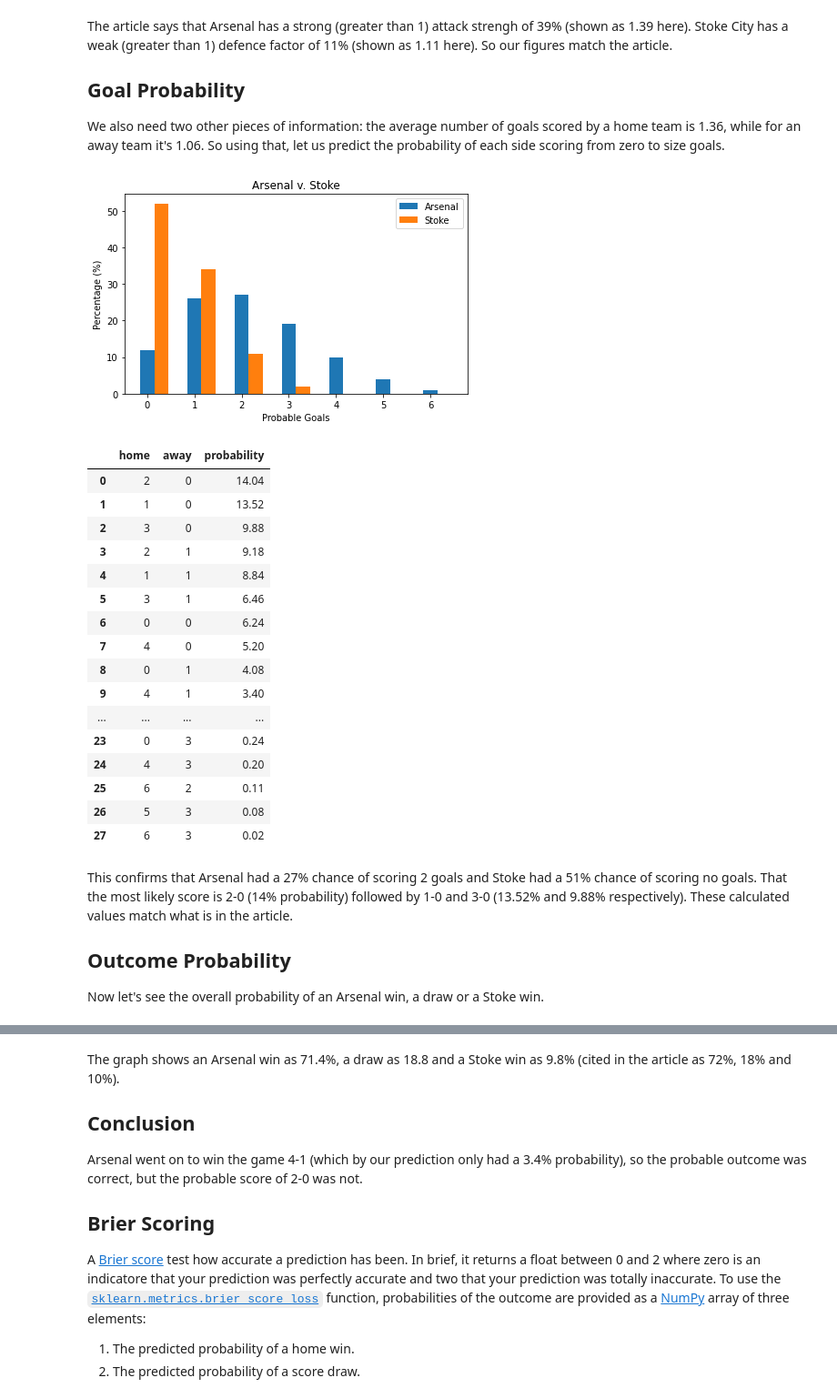
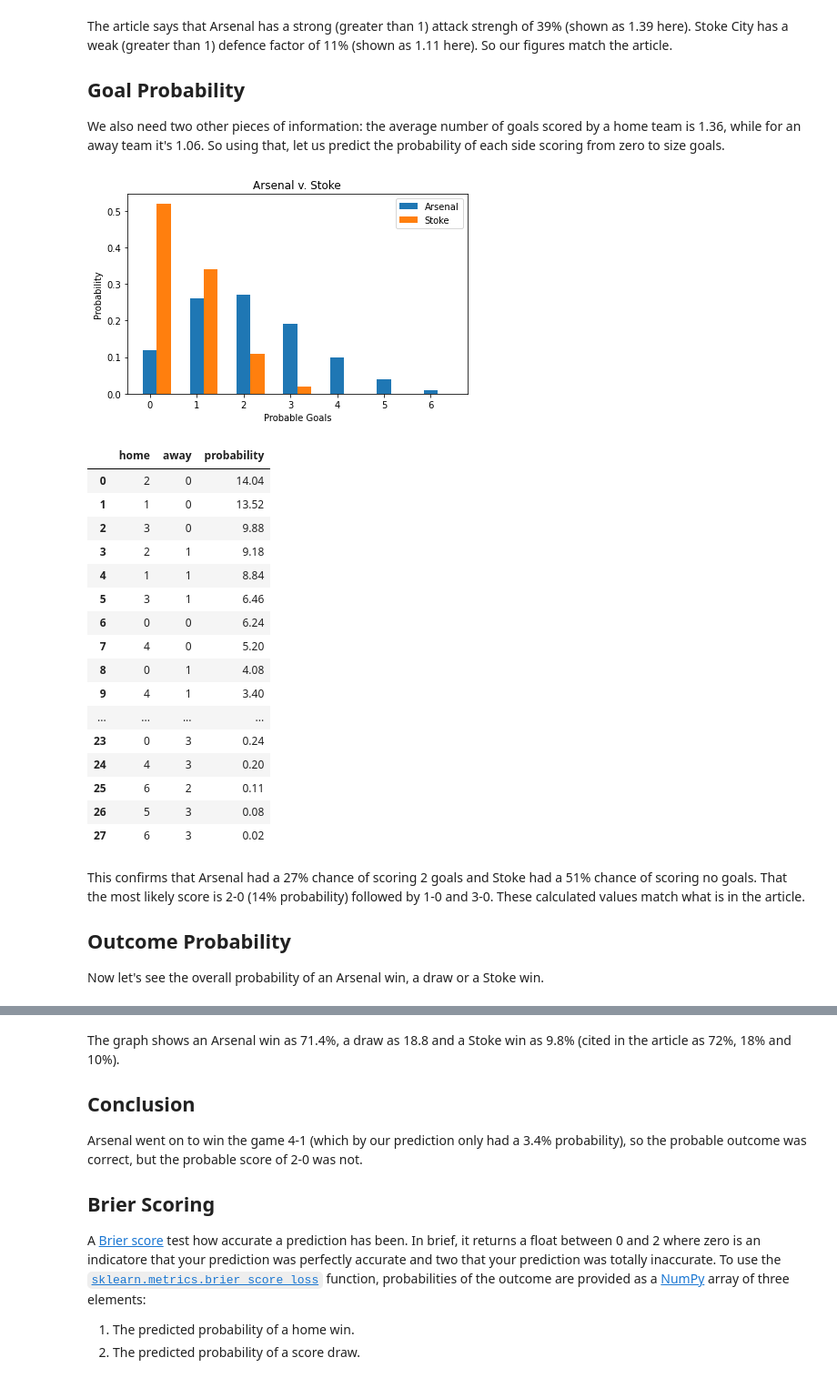
Before and after one commit to FootyStats/footy, a Jupyter notebook: background.ipynb, the cells around one changed output, grey strips where cells are left out. Shown: that part at 91% size. Drawn from its saved outputs; the diff is of its cells as text; code cells hidden in the pictures.

```diff
--- a/background.ipynb
+++ b/background.ipynb
@@ -81,32 +82,53 @@ The article says that Arsenal has a strong (greater than 1) attack strengh of 39
 ## Goal Probability
 
 We also need two other pieces of information: the average number of goals scored by a home team is 1.36, while for an away team it's 1.06. So using that, let us predict the probability of each side scoring from zero to size goals.
-# %%
-f.average_goals_scored_by_a_home_team(1.36)
-f.average_goals_scored_by_an_away_team(1.06)
-score_probability = f.score_probability('Arsenal', 'Stoke')
-score_probability
-# %% [output]
-[figure, removed]
-|  | home | away | probability |
-| 0 | 2 | 0 | 14.04 |
-| 1 | 1 | 0 | 13.52 |
-| 2 | 3 | 0 | 9.88 |
-| 3 | 2 | 1 | 9.18 |
-| 4 | 1 | 1 | 8.84 |
-| 5 | 3 | 1 | 6.46 |
-| 6 | 0 | 0 | 6.24 |
-| 7 | 4 | 0 | 5.20 |
-| 8 | 0 | 1 | 4.08 |
-| 9 | 4 | 1 | 3.40 |
-| ... | ... | ... | ... |
-| 23 | 0 | 3 | 0.24 |
-| 24 | 4 | 3 | 0.20 |
-| 25 | 6 | 2 | 0.11 |
-| 26 | 5 | 3 | 0.08 |
-| 27 | 6 | 3 | 0.02 |
+# %%
+f.average_goals_scored_by_a_home_team(1.36)
+f.average_goals_scored_by_an_away_team(1.06)
+home_team = 'Arsenal'
+away_team = 'Stoke'
+response = f.fixture(home_team, away_team)
+home_team_goals_probability = response['home_team_goals_probability']
+away_team_goals_probability = response['away_team_goals_probability']
+
+fig, ax = plt.subplots()
+width = 0.3
+ax.bar(np.arange(len(home_team_goals_probability)),
+       home_team_goals_probability, width=width, label=home_team)
+
+ax.bar(np.arange(len(away_team_goals_probability)) + width,
+       away_team_goals_probability,
+       width=width,
+       label=away_team)
+ax.set_title(f'{home_team} v. {away_team}')
+ax.set_xlabel('Probable Goals')
+ax.set_ylabel('Probability')
+ax.legend()
+fig.tight_layout()
+plt.show()
+
+response['final_score_probabilities']
+# %% [output]
+[figure, added]
+|  | home | away | probability |
+| 0 | 2 | 0 | 14.04 |
+| 1 | 1 | 0 | 13.52 |
+| 2 | 3 | 0 | 9.88 |
+| 3 | 2 | 1 | 9.18 |
+| 4 | 1 | 1 | 8.84 |
+| 5 | 3 | 1 | 6.46 |
+| 6 | 0 | 0 | 6.24 |
+| 7 | 4 | 0 | 5.20 |
+| 8 | 0 | 1 | 4.08 |
+| 9 | 4 | 1 | 3.40 |
+| ... | ... | ... | ... |
+| 23 | 0 | 3 | 0.24 |
+| 24 | 4 | 3 | 0.20 |
+| 25 | 6 | 2 | 0.11 |
+| 26 | 5 | 3 | 0.08 |
+| 27 | 6 | 3 | 0.02 |
 # %% [markdown]
-This confirms that Arsenal had a 27% chance of scoring 2 goals and Stoke had a 51% chance of scoring no goals. That the most likely score is 2-0 (14% probability) followed by 1-0 and 3-0 (13.52% and 9.88% respectively).  These calculated values match what is in the article.
+This confirms that Arsenal had a 27% chance of scoring 2 goals and Stoke had a 51% chance of scoring no goals. That the most likely score is 2-0 (14% probability) followed by 1-0 and 3-0.  These calculated values match what is in the article.
 
 ## Outcome Probability
 
```
Also changed, not shown: parts of 4 cells of this notebook, 4 other files.
